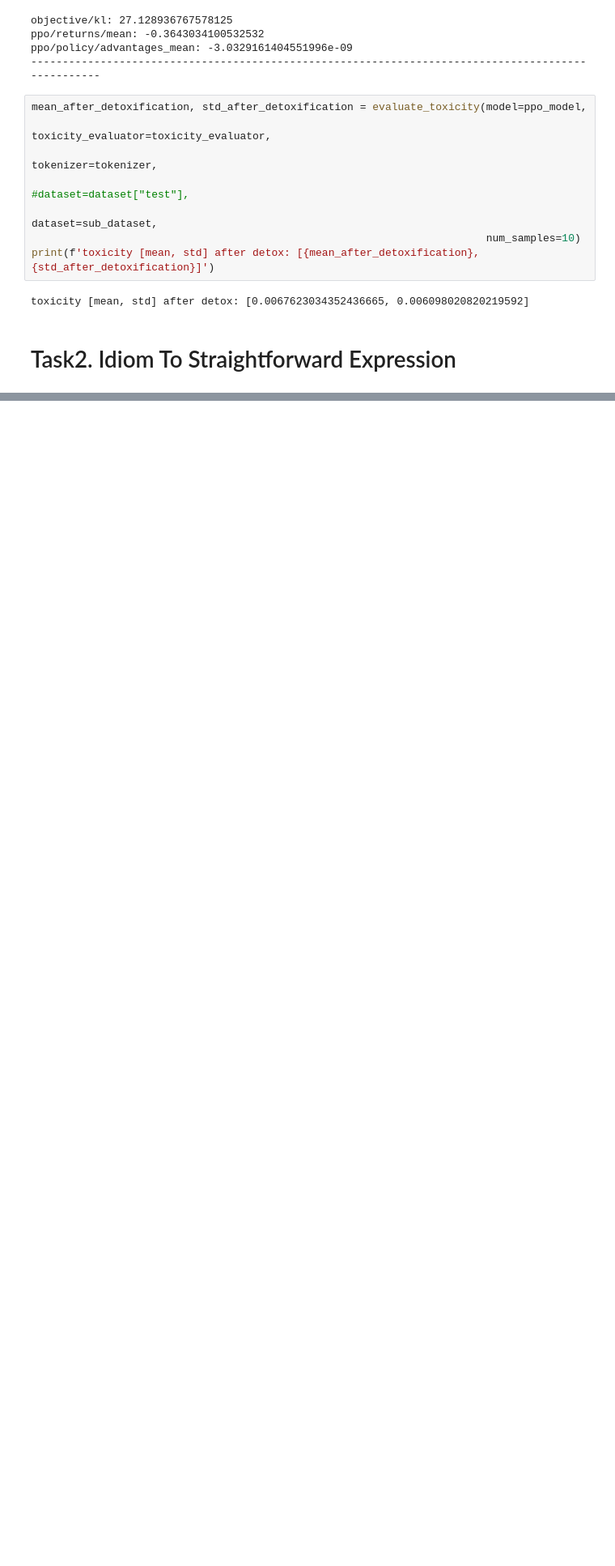
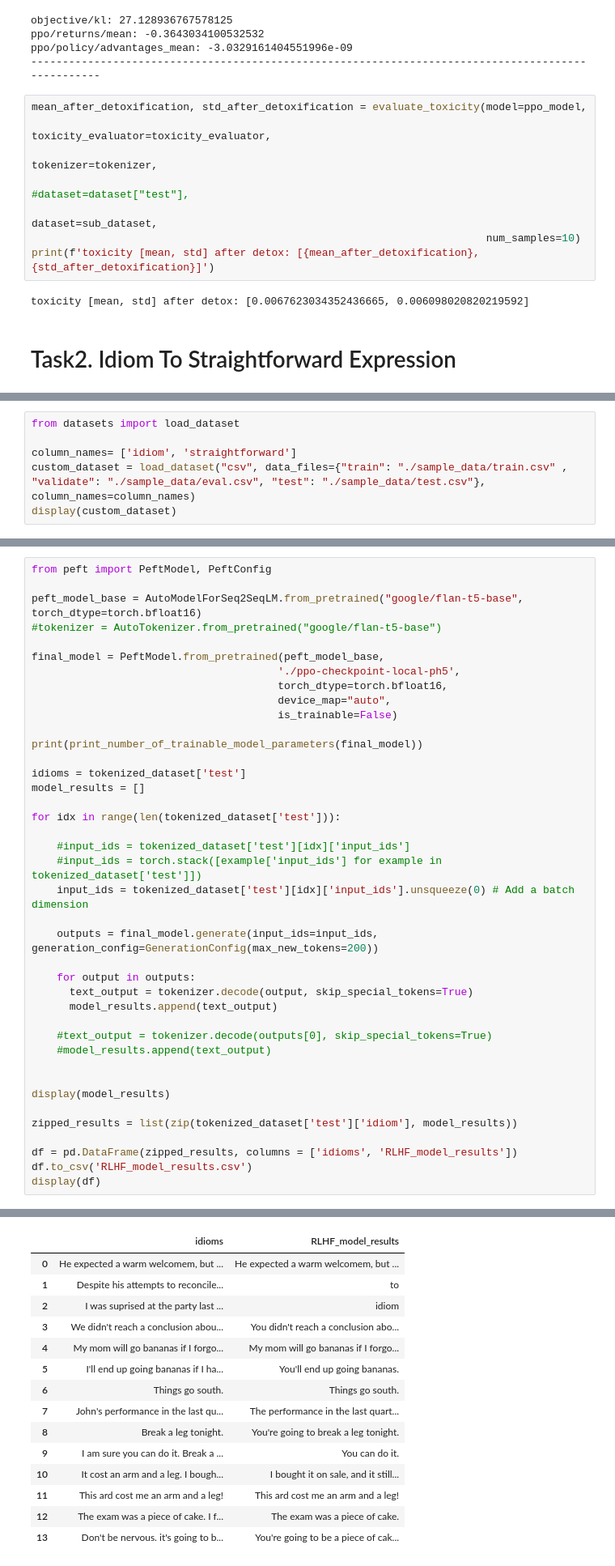
Before and after one commit to YoonjungChoi/Project_GenerativeAI, a Jupyter notebook: project2_RLHF/Project3_GenerativeAI_LLM_PPO_.ipynb, the cells around one changed output, grey strips where cells are left out. Shown at 81% size. Saved outputs shown, nothing was run; the diff lists cells and outputs as text; blank space fills up the shorter version.

```diff
--- a/project2_PLHF/Project3_GenerativeAI_LLM_PPO.ipynb
+++ b/project2_RLHF/Project3_GenerativeAI_LLM_PPO_.ipynb
@@ -642,0 +637,6 @@ toxicity [mean, std] after detox: [0.0067623034352436665, 0.006098020820219592]
+# %%
+from datasets import load_dataset
+
+column_names= ['idiom', 'straightforward']
+custom_dataset = load_dataset("csv", data_files={"train": "./sample_data/train.csv" , "validate": "./sample_data/eval.csv", "test": "./sample_data/test.csv"}, column_names=column_names)
+display(custom_dataset)
@@ -642,0 +991,41 @@ toxicity [mean, std] after detox: [0.0067623034352436665, 0.006098020820219592]
+# %%
+from peft import PeftModel, PeftConfig
+
+peft_model_base = AutoModelForSeq2SeqLM.from_pretrained("google/flan-t5-base", torch_dtype=torch.bfloat16)
+#tokenizer = AutoTokenizer.from_pretrained("google/flan-t5-base")
+
+final_model = PeftModel.from_pretrained(peft_model_base,
+                                       './ppo-checkpoint-local-ph5',
+                                       torch_dtype=torch.bfloat16,
+                                       device_map="auto",
+                                       is_trainable=False)
+
+print(print_number_of_trainable_model_parameters(final_model))
+
+idioms = tokenized_dataset['test']
+model_results = []
+
+for idx in range(len(tokenized_dataset['test'])):
+
+    #input_ids = tokenized_dataset['test'][idx]['input_ids']
+    #input_ids = torch.stack([example['input_ids'] for example in tokenized_dataset['test']])
+    input_ids = tokenized_dataset['test'][idx]['input_ids'].unsqueeze(0) # Add a batch dimension
+
+    outputs = final_model.generate(input_ids=input_ids, generation_config=GenerationConfig(max_new_tokens=200))
+
+    for output in outputs:
+      text_output = tokenizer.decode(output, skip_special_tokens=True)
+      model_results.append(text_output)
+
+    #text_output = tokenizer.decode(outputs[0], skip_special_tokens=True)
+    #model_results.append(text_output)
+
+
+display(model_results)
+
+zipped_results = list(zip(tokenized_dataset['test']['idiom'], model_results))
+
+df = pd.DataFrame(zipped_results, columns = ['idioms', 'RLHF_model_results'])
+df.to_csv('RLHF_model_results.csv')
+display(df)
+# %% [output]
@@ -642,0 +1049,15 @@ toxicity [mean, std] after detox: [0.0067623034352436665, 0.006098020820219592]
+|  | idioms | RLHF_model_results |
+| 0 | He expected a warm welcomem, but ... | He expected a warm welcomem, but ... |
+| 1 | Despite his attempts to reconcile... | to |
+| 2 | I was suprised at the party last ... | idiom |
+| 3 | We didn't reach a conclusion abou... | You didn't reach a conclusion abo... |
+| 4 | My mom will go bananas if I forgo... | My mom will go bananas if I forgo... |
+| 5 | I'll end up going bananas if I ha... | You'll end up going bananas. |
+| 6 | Things go south. | Things go south. |
+| 7 | John's performance in the last qu... | The performance in the last quart... |
+| 8 | Break a leg tonight. | You're going to break a leg tonight. |
+| 9 | I am sure you can do it. Break a ... | You can do it. |
+| 10 | It cost an arm and a leg. I bough... | I bought it on sale, and it still... |
+| 11 | This ard cost me an arm and a leg! | This ard cost me an arm and a leg! |
+| 12 | The exam was a piece of cake. I f... | The exam was a piece of cake. |
+| 13 | Don't be nervous. it's going to b... | You're going to be a piece of cak... |
```
Also changed, not shown: parts of 18 cells of this notebook, 2 other files.
